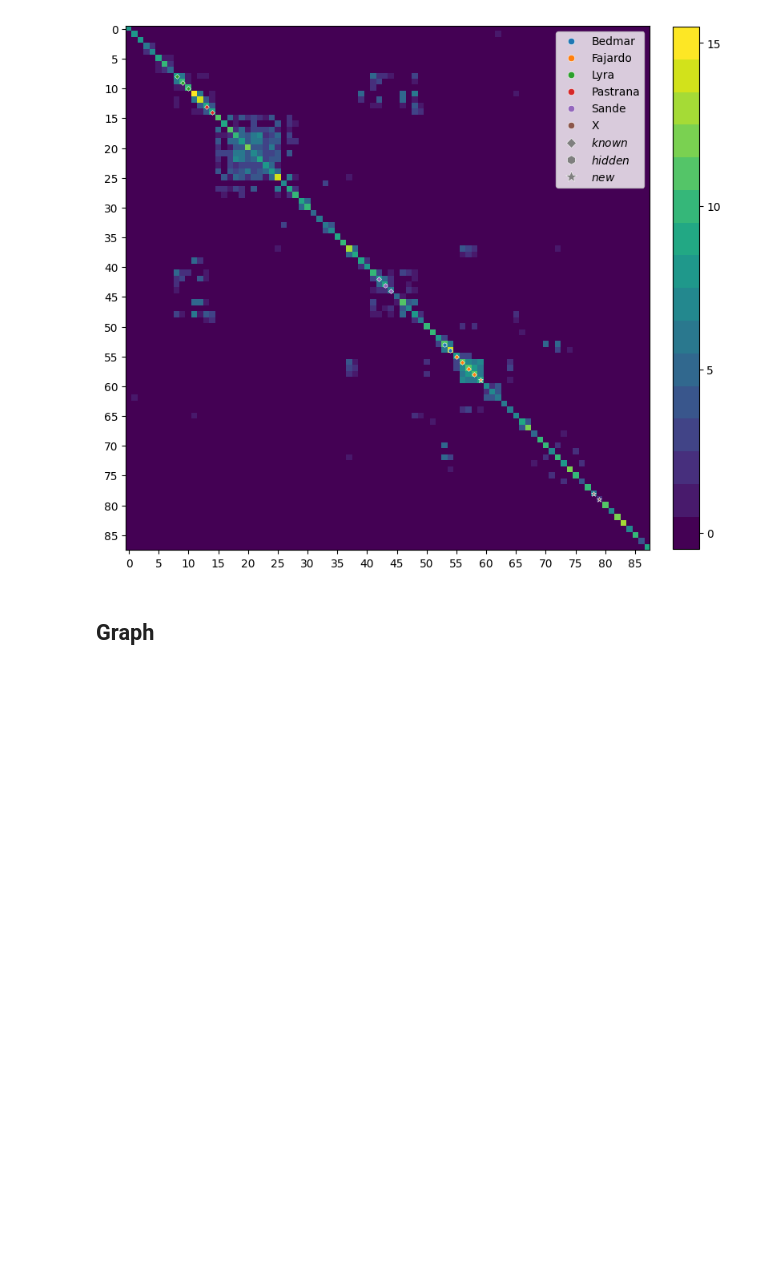
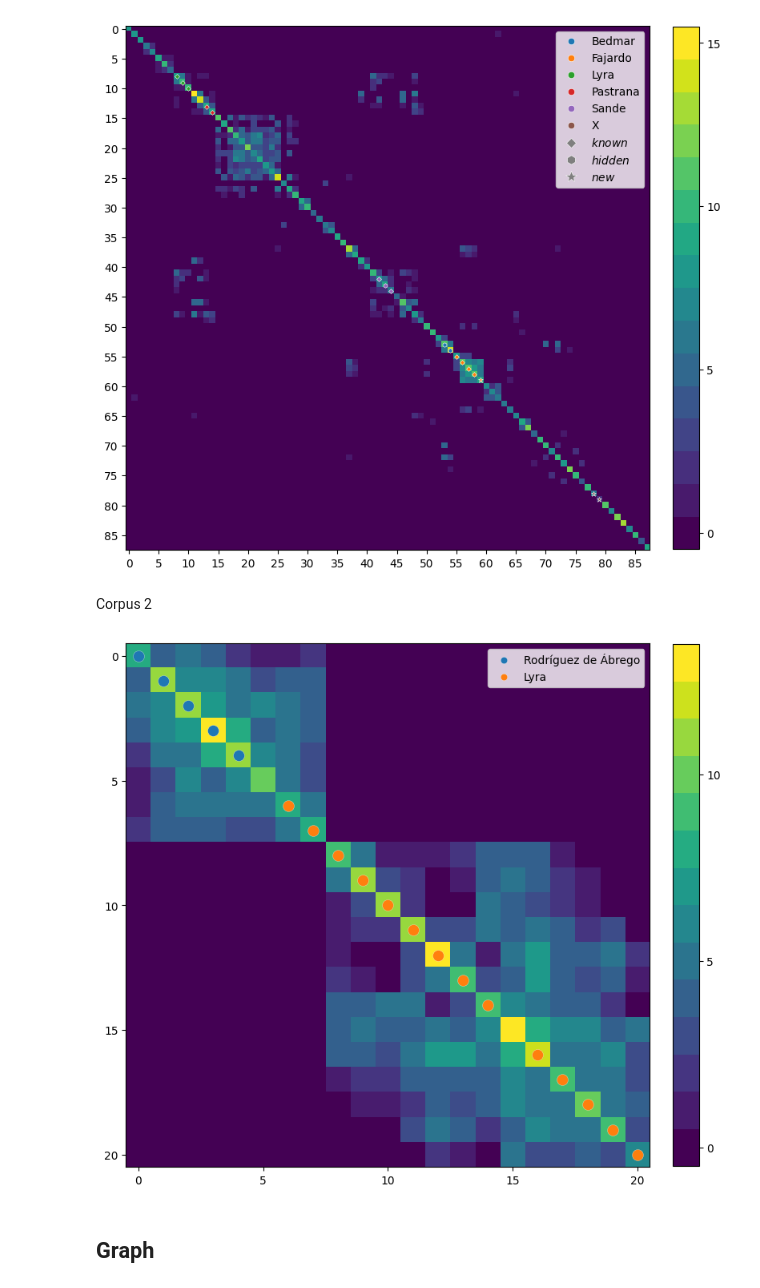
Before and after one commit to diegobelzarena/sueltas-typography, a Jupyter notebook: notebooks/create_figs.ipynb, the cells around one changed output. Drawn from its saved outputs; the diff is of its cells as text; code cells hidden in the pictures; blank space fills up the shorter version.

```diff
--- a/notebooks/create_figs.ipynb
+++ b/notebooks/create_figs.ipynb
@@ -159,3 +151,5 @@ Books in Rm but not in It:
+# %%
+df2 = pd.read_csv('tmp/corpus2.csv', sep=';', index_col=0)
 # %% [markdown]
 ## Distances
 # %% [markdown]
@@ -320,10 +342,11 @@ display(df)
 # %% [markdown]
 ## Highlighting
 # %%
-printers = ['Bedmar', 'Fajardo', 'Lyra', 'Pastrana', 'Sande', 'X']
-colors = plt.cm.tab10.colors[:len(printers)]
+printers1 = ['Bedmar', 'Fajardo', 'Lyra', 'Pastrana', 'Sande', 'X']
+printers2 = ['Rodríguez de Ábrego', 'Lyra']
+colors = plt.cm.tab10.colors
 
-hid = df['Remarks'] == 'hidden'
-new = df['Remarks'] == 'new'
+hid = df1_order['Remarks'] == 'hidden'
+new = df1_order['Remarks'] == 'new'
 # %% [markdown]
 ## Matrix
@@ -330,15 +355,15 @@ new = df['Remarks'] == 'new'
 # %%
 style = dict(mec='white', mew=0.4)
 
-for n1max, sfx in zip([n1max_rm, n1max_it], ['rm', 'it']):
-    plot_matrix(n1max[inds_order],
+for n1max, sfx in zip([n1max_rm1, n1max_it1], ['rm', 'it']):
+    plot_matrix(n1max[inds_order1],
                 display_labels=None, include_values=False, xticks_rotation='horizontal',
                 figsize=(8, 8))
 
     # Plot the diagonal markers
-    for color, printer in zip(colors, printers):
+    for color, printer in zip(colors, printers1):
         # Find books attributed to the printer
-        yes = ~df['Printer'].isna() & df['Printer'].str.endswith(printer)
+        yes = ~df1_order['Printer'].isna() & df1_order['Printer'].str.endswith(printer)
         # those which are currently known
         idxs, = np.nonzero(yes & ~hid & ~new)
         plt.plot(idxs, idxs, 'D', markersize=3.0, color=color, **style)
@@ -363,5 +388,26 @@ for n1max, sfx in zip([n1max_rm, n1max_it], ['rm', 'it']):
 # %% [output]
 [figure]
 [figure]
+# %% [markdown]
+Corpus 2
+# %%
+style = dict(mec='white', mew=0.2)
+
+plot_matrix(n1max_it2[inds_order2],
+            display_labels=None, include_values=False, xticks_rotation='horizontal',
+            figsize=(8, 8))
+
+for color, printer in zip(plt.cm.tab10.colors, printers2):
+    yes = ~df2_order['Printer'].isna() & df2_order['Printer'].str.endswith(printer)
+    idxs, = np.nonzero(yes)
+    plt.plot(idxs, idxs, 'o', markersize=10.0, color=color, **style)
+    plt.plot([], [], 'o', color=color, label=printer,  **style)
+
+plt.legend()
+plt.tight_layout()
+
+plt.savefig(join(save_root, f'n1hat2.svg'), bbox_inches='tight', pad_inches=0, dpi=800)
+# %% [output]
+[figure, added]
 # %% [markdown]
 ## Graph
```
Also changed, not shown: parts of 18 cells of this notebook, 4 other files.
